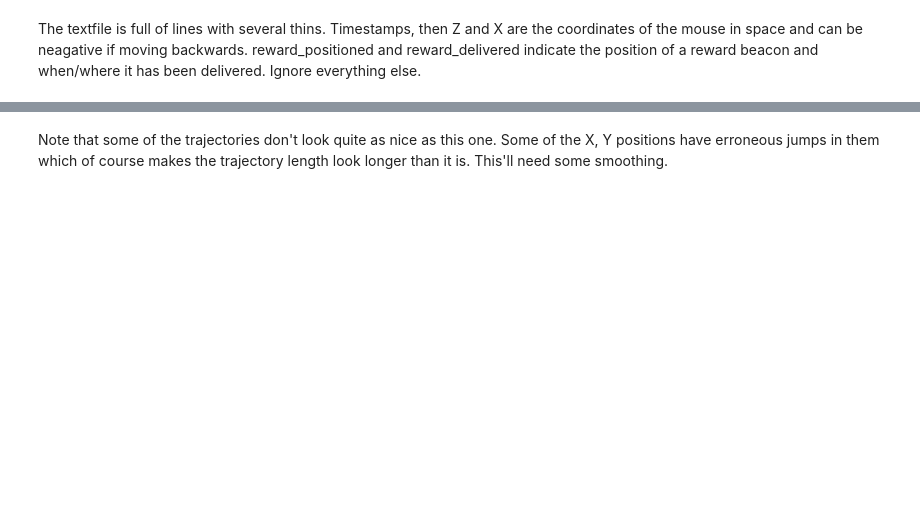
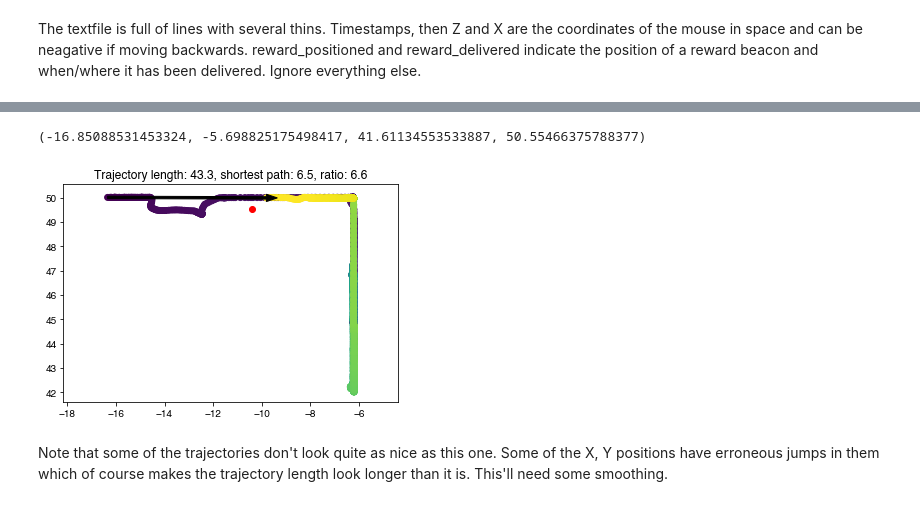
Before and after one commit to jessegeerts/mouse_trajectories, a Jupyter notebook: ForRiccardo.ipynb, the cells around one changed output, grey strips where cells are left out. Drawn from its saved outputs; the diff is of its cells as text; code cells hidden in the pictures; blank space fills up the shorter version.

```diff
--- a/ForRiccardo.ipynb
+++ b/ForRiccardo.ipynb
@@ -13,7 +13,7 @@ fn = '20230330-175814.txt'
 The textfile is full of lines with several thins. Timestamps, then Z and X are the coordinates of the mouse in space and can be neagative if moving backwards. reward_positioned and reward_delivered indicate the position of a reward beacon and when/where it has been delivered. Ignore everything else.
 # %%
 # Define regular expressions
-position_regex = re.compile(r'(\d{4}-\d{2}-\d{2} \d{2}:\d{2}:\d{2}\.\d{2}).*X=(-?\d+\.\d+) Z=(-?\d+\.\d+)')
+position_regex = re.compile(r'(\d{4}-\d{2}-\d{2} \d{2}:\d{2}:\d{2}\.\d{2}).*X=(-?\d+\.\d+) Z=(-?\d+\.\d+) Rot=')
 reward_regex = re.compile(r'(\d{4}-\d{2}-\d{2} \d{2}:\d{2}:\d{2}\.\d{2}).*Reward_delivered@ X=(-?\d+\.\d+) Z=(-?\d+\.\d+)')
 
 # Initialize lists and arrays for position and reward data
@@ -28,9 +28,14 @@ reward_timestamps = []
 with open(fn, 'r') as file:
     # Process each line in the file
     for line in file:
+
+        posmatched = False
+
         # Extract X and Z coordinates and timestamp for position lines
         match = position_regex.search(line)
         if match:
+
+            posmatched = True
             timestamp = match.group(1)
             x_coordinate = float(match.group(2))
             z_coordinate = float(match.group(3))
@@ -45,6 +50,9 @@ with open(fn, 'r') as file:
         # Extract X and Z coordinates and timestamp for reward lines
         reward_match = reward_regex.search(line)
         if reward_match:
+
+            if posmatched:
+                print('both posmatch and reward match')
             timestamp = reward_match.group(1)
             x_coordinate = float(reward_match.group(2))
             z_coordinate = float(reward_match.group(3))
@@ -95,28 +109,31 @@ def trial_pos_mask(idx):
     else:
         return None
 # %%
-trial_n = 15
+trial_n = 21
 
 
 mask = trial_pos_mask(trial_n)
 xpos = pos_x[mask]
 zpos = pos_z[mask]
 
 trajectory_length = np.sqrt(np.diff(xpos)**2 + np.diff(zpos)**2).sum()
 shortest_path = np.sqrt((xpos[-1] - xpos[0])**2 + (zpos[-1] - zpos[0])**2)
 
 c = np.arange(len(xpos))
 plt.scatter(xpos, zpos, c=c)
 plt.scatter(reward_x[trial_n], reward_z[trial_n], color='r')
 
 plt.arrow(xpos[0], zpos[0], xpos[-1] - xpos[0], zpos[-1] - zpos[0], width=.1, edgecolor=None, facecolor='k')
 
 plt.title('Trajectory length: {:.1f}, shortest path: {:.1f}, ratio: {:.1f}'.format(trajectory_length,
                                                                       shortest_path,
                                                                       trajectory_length/ shortest_path))
 
 plt.xlim([pos_x.min(), pos_x.max()])
 plt.ylim([pos_z.min(), pos_z.max()])
 plt.axis('equal')
+# %% [output]
+(-16.85088531453324, -5.698825175498417, 41.61134553533887, 50.55466375788377)
+[figure, added]
 # %% [markdown]
 Note that some of the trajectories don't look quite as nice as this one. Some of the X, Y positions have erroneous jumps in them which of course makes the trajectory length look longer than it is. This'll need some smoothing.
```
Also changed, not shown: parts of 2 cells of this notebook.
